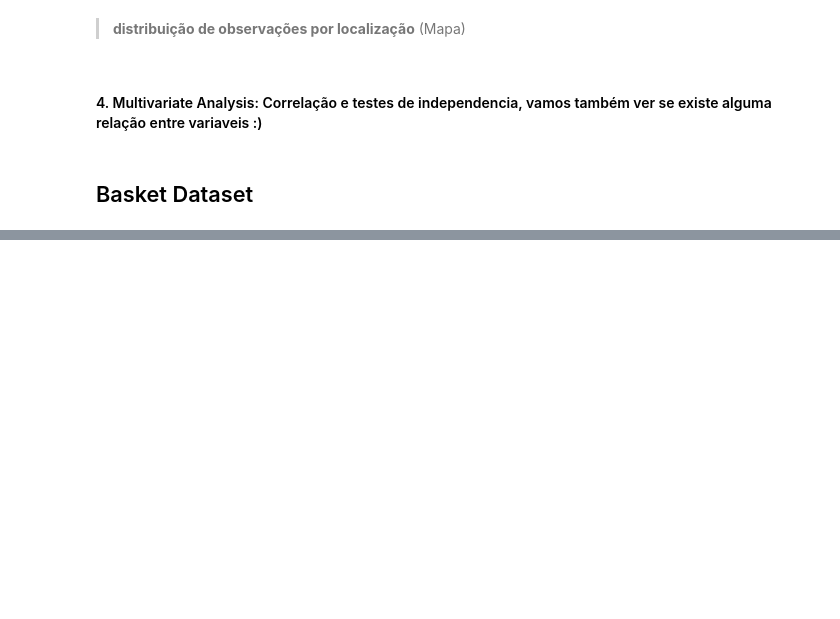
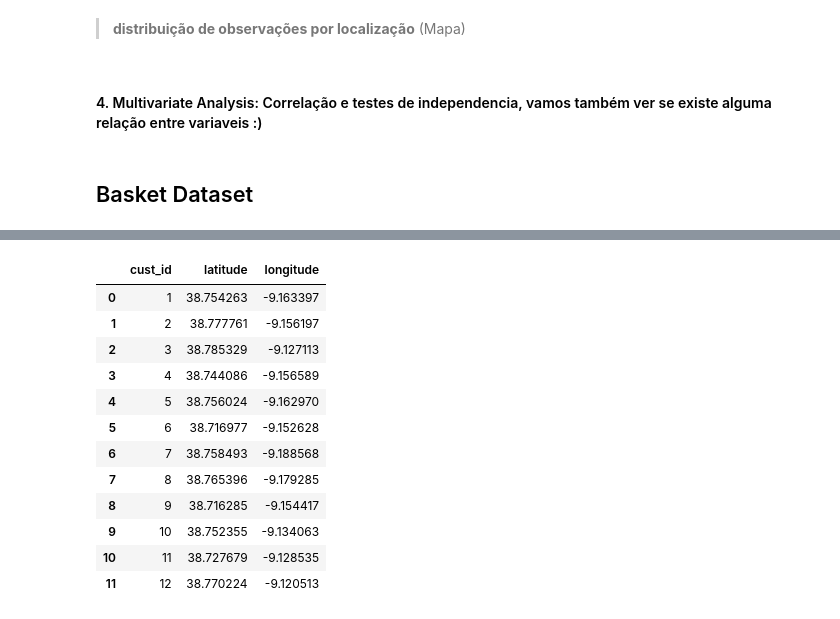
Before and after one commit to shaulleo/ProjetoML, a Jupyter notebook: ML II - EDA- Dados Novos.ipynb, the cells around one changed output, grey strips where cells are left out. Saved outputs shown, nothing was run; the diff lists cells and outputs as text; code cells hidden in the pictures; blank space fills up the shorter version.

```diff
--- a/ML II - EDA- Dados Novos.ipynb
+++ b/ML II - EDA- Dados Novos.ipynb
@@ -471,0 +467,42 @@ map_lisbon
+# %%
+observations = {'cust_id': [1, 2, 3, 4, 5, 6, 7, 8, 9, 10, 11, 12], 'latitude' : [38.754262587204245,
+ 38.77776054739632,
+ 38.78532865560136,
+ 38.74408574834155,
+ 38.75602408777993,
+ 38.71697660166073,
+ 38.75849311724863,
+ 38.765395858801966,
+ 38.71628507887281,
+ 38.75235549122195,
+ 38.72767909586589,
+ 38.7702236858526], 'longitude' : [-9.163397127258571,
+ -9.156196663230803,
+ -9.127113313566342,
+ -9.156589191583356,
+ -9.162970337848757,
+ -9.152628209422495,
+ -9.18856796986956,
+ -9.17928506865705,
+ -9.154417072318436,
+ -9.13406314754262,
+ -9.128535166107676,
+ -9.120512581566269] }
+
+testes = pd.DataFrame.from_dict(observations, orient='columns')
+# %%
+testes
+# %% [output]
+|  | cust_id | latitude | longitude |
+| 0 | 1 | 38.754263 | -9.163397 |
+| 1 | 2 | 38.777761 | -9.156197 |
+| 2 | 3 | 38.785329 | -9.127113 |
+| 3 | 4 | 38.744086 | -9.156589 |
+| 4 | 5 | 38.756024 | -9.162970 |
+| 5 | 6 | 38.716977 | -9.152628 |
+| 6 | 7 | 38.758493 | -9.188568 |
+| 7 | 8 | 38.765396 | -9.179285 |
+| 8 | 9 | 38.716285 | -9.154417 |
+| 9 | 10 | 38.752355 | -9.134063 |
+| 10 | 11 | 38.727679 | -9.128535 |
+| 11 | 12 | 38.770224 | -9.120513 |
```
Also changed, not shown: parts of 13 cells of this notebook.
